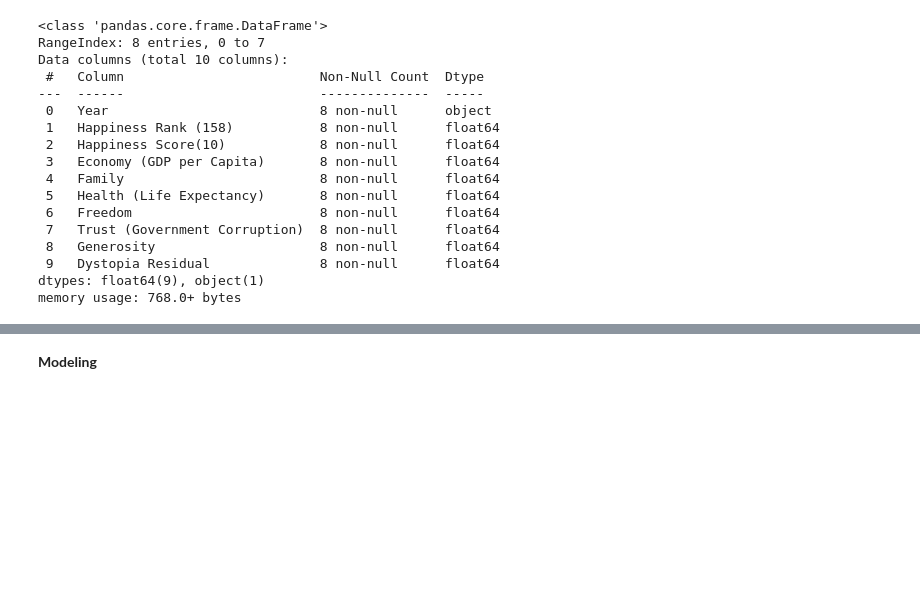
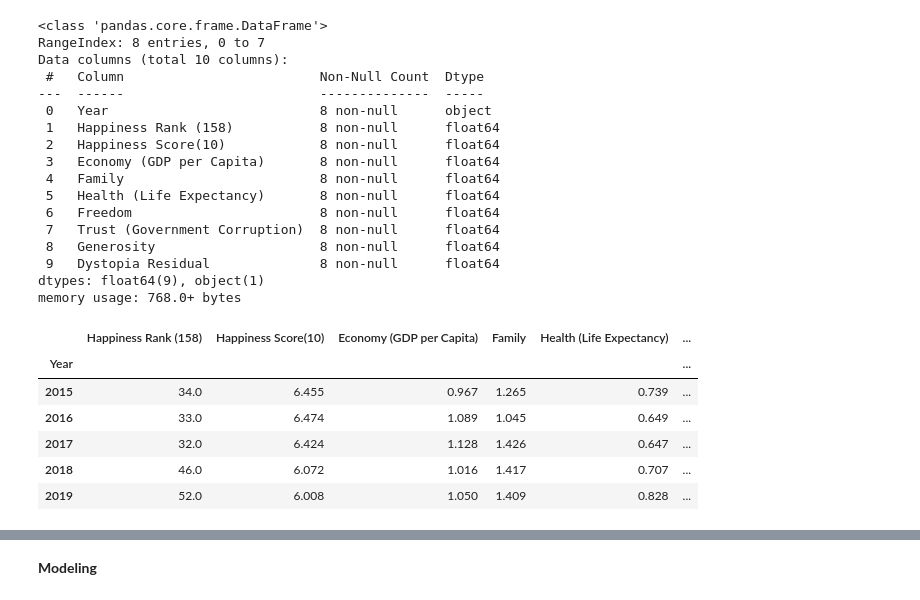
Before and after one commit to langsari/data-science-with-python-2022, a Jupyter notebook: life - cycle/life-cycle.ipynb, the cells around one changed output, grey strips where cells are left out. Saved outputs shown, nothing was run; the diff lists cells and outputs as text; code cells hidden in the pictures; blank space fills up the shorter version.

```diff
--- a/life - cycle/life-cycle.ipynb
+++ b/life - cycle/life-cycle.ipynb
@@ -78,0 +83,10 @@ memory usage: 768.0+ bytes
+# %%
+df1.head()
+# %% [output]
+|  | Happiness Rank (158) | Happiness Score(10) | Economy (GDP per Capita) | Family | Health (Life Expectancy) | ... |
+| Year |  |  |  |  |  | ... |
+| 2015 | 34.0 | 6.455 | 0.967 | 1.265 | 0.739 | ... |
+| 2016 | 33.0 | 6.474 | 1.089 | 1.045 | 0.649 | ... |
+| 2017 | 32.0 | 6.424 | 1.128 | 1.426 | 0.647 | ... |
+| 2018 | 46.0 | 6.072 | 1.016 | 1.417 | 0.707 | ... |
+| 2019 | 52.0 | 6.008 | 1.050 | 1.409 | 0.828 | ... |
```
Also changed, not shown: parts of 3 cells of this notebook.
